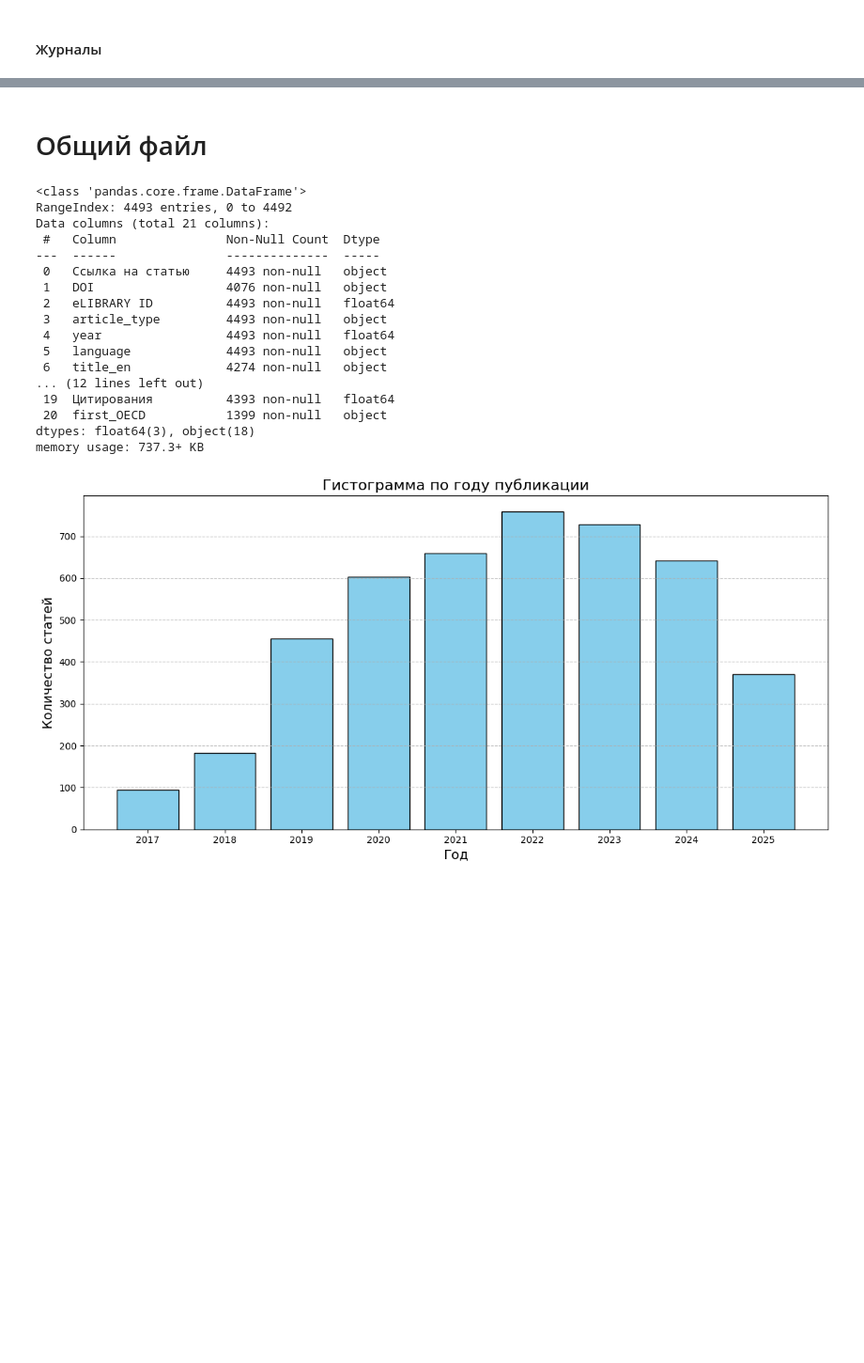
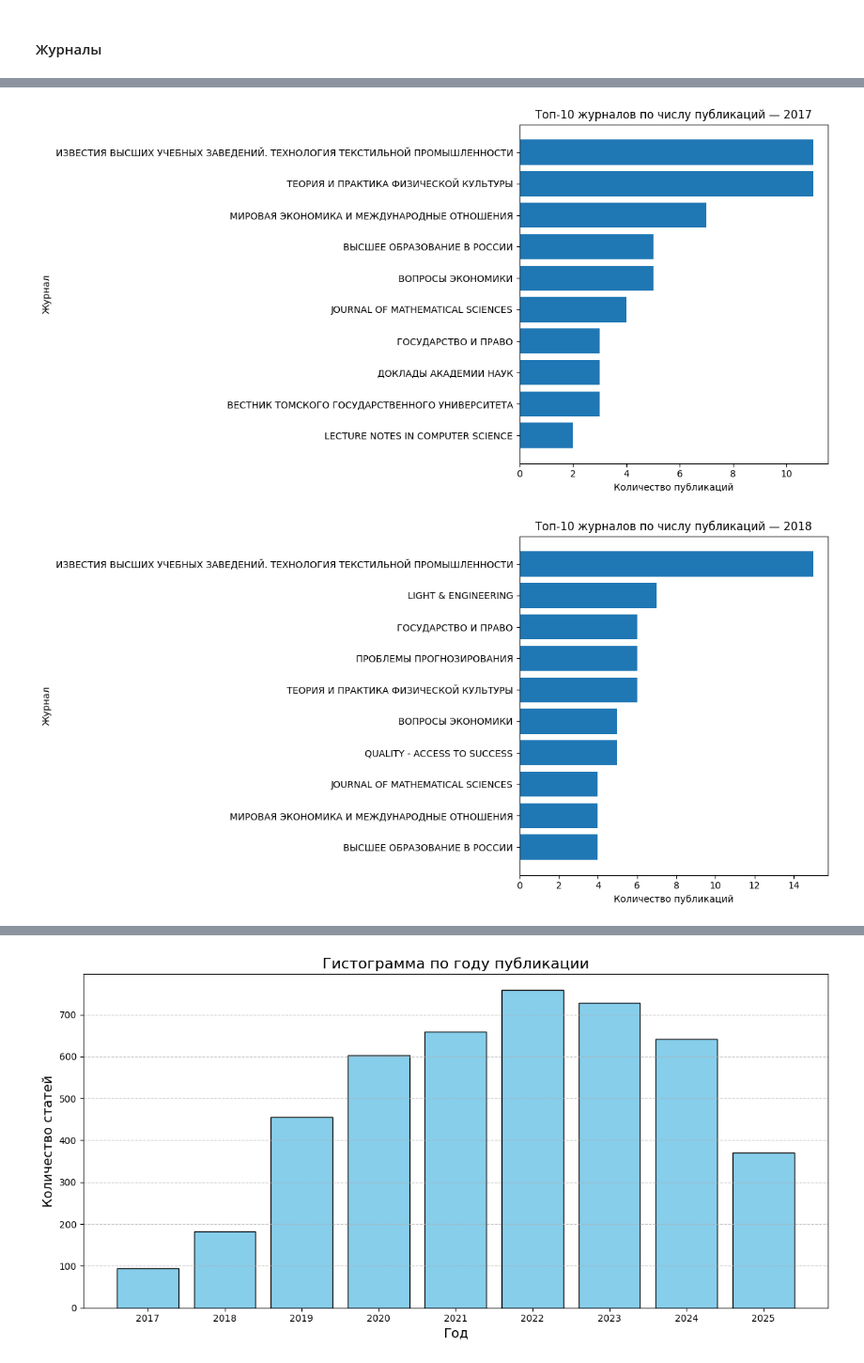
Before and after one commit to Galinyshka/articles_project, a Jupyter notebook: EDA.ipynb, the cells around one changed output, grey strips where cells are left out. Shown at 94% size. Saved outputs shown, nothing was run; the diff lists cells and outputs as text; code cells hidden in the pictures; blank space fills up the shorter version.

```diff
--- a/EDA.ipynb
+++ b/EDA.ipynb
@@ -312,0 +361,25 @@ plt.show()
+# %%
+# убираем строки без названия журнала
+df_journals = df.dropna(subset=['Название журнала'])
+
+# список всех лет в данных
+years = sorted(df_journals['year'].dropna().unique())
+
+for year in years:
+    df_year = df_journals[df_journals['year'] == year]
+
+    # считаем топ-10 журналов
+    top_journals = df_year['Название журнала'].value_counts().head(10)
+    counts = top_journals.sort_values(ascending=True)
+
+    # строим график
+    plt.figure(figsize=(12, 6))
+    plt.barh(counts.index, counts.values)
+    plt.xlabel('Количество публикаций')
+    plt.ylabel('Журнал')
+    plt.title(f'Топ-10 журналов по числу публикаций — {year}')
+    plt.tight_layout()
+    plt.show()
+# %% [output]
+[figure, added]
+[figure, added]
@@ -313,4 +393,2 @@ plt.show()
 # %%
 df.to_csv(f'data/articles_full_{start_n}_{end_n - 1}.csv', index=False)
-# %% [markdown]
-# Общий файл
@@ -326,24 +395,3 @@ df_merged.to_csv('data/final.csv', index=False)
-# %%
-df = pd.read_csv('data/final.csv')
-df.info()
-# %% [output]
-<class 'pandas.core.frame.DataFrame'>
-RangeIndex: 4493 entries, 0 to 4492
-Data columns (total 21 columns):
- #   Column               Non-Null Count  Dtype
----  ------               --------------  -----
- 0   Ссылка на статью     4493 non-null   object
- 1   DOI                  4076 non-null   object
- 2   eLIBRARY ID          4493 non-null   float64
- 3   article_type         4493 non-null   object
- 4   year                 4493 non-null   float64
- 5   language             4493 non-null   object
- 6   title_en             4274 non-null   object
-... (12 lines left out)
- 19  Цитирования          4393 non-null   float64
- 20  first_OECD           1399 non-null   object
-dtypes: float64(3), object(18)
-memory usage: 737.3+ KB
 # %%
 df = pd.read_csv('data/final.csv')
 
```
Also changed, not shown: parts of 35 cells of this notebook, 4 other files.
